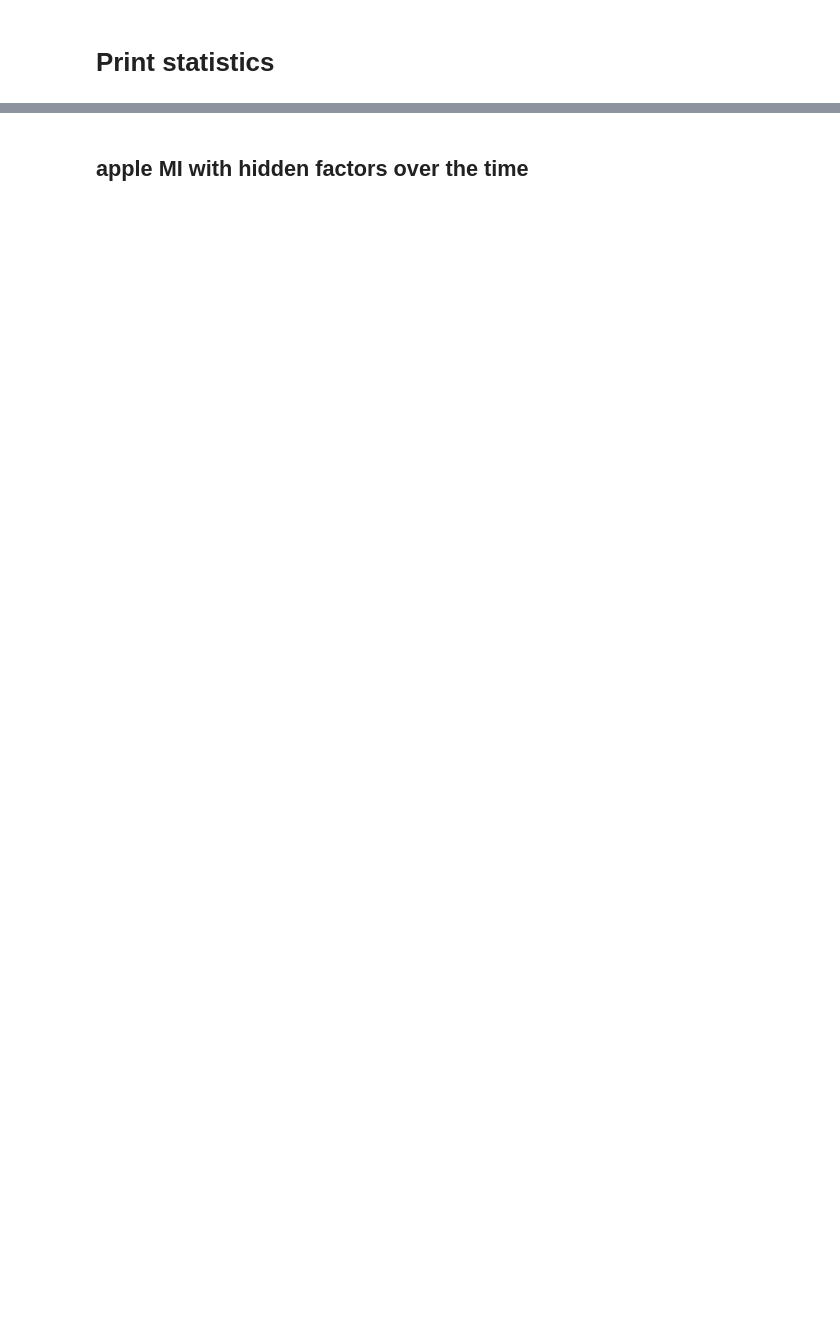
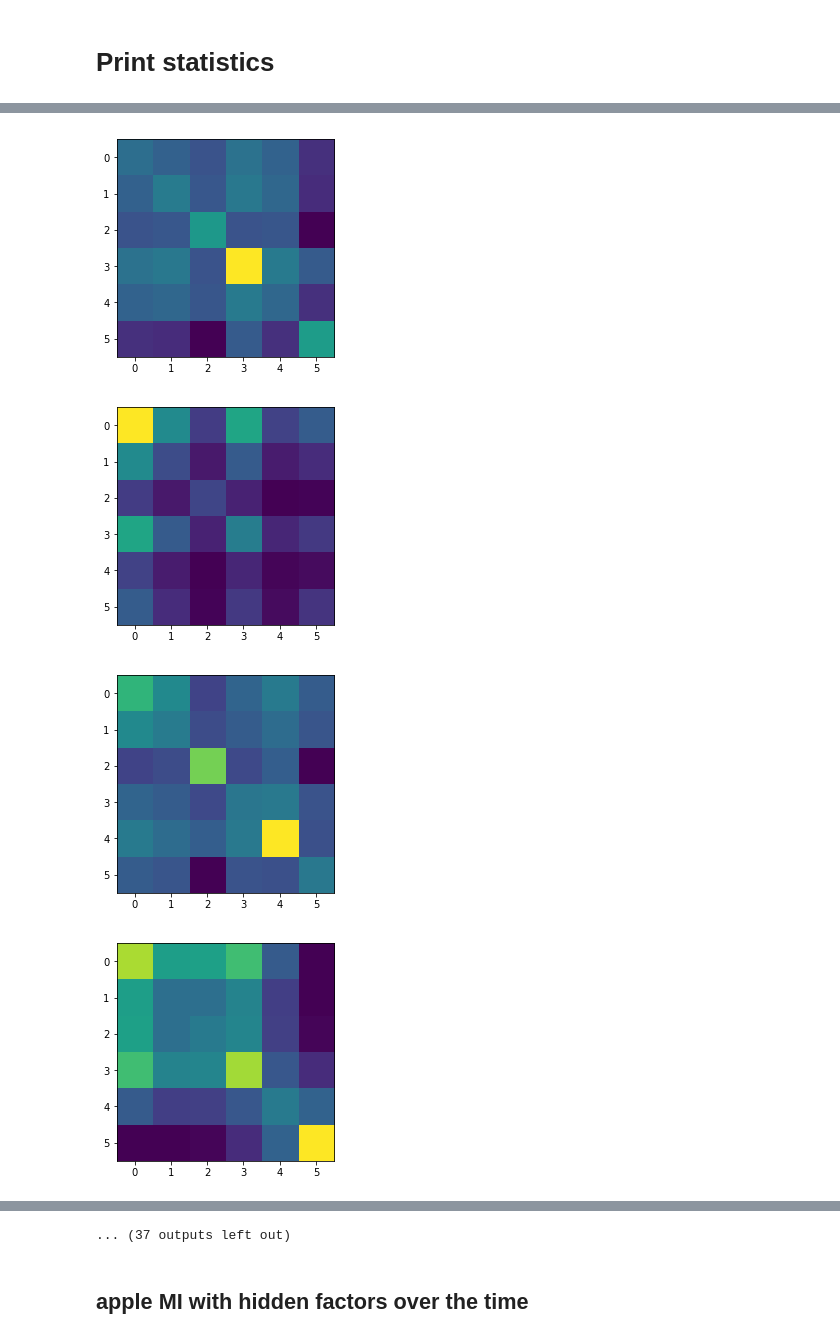
Before and after one commit to hrayrhar/T-CorEx, a Jupyter notebook: single-corex-on-multiple-timesteps.ipynb, the cells around one changed output, grey strips where cells are left out. Saved outputs shown, nothing was run; the diff lists cells and outputs as text; code cells hidden in the pictures; blank space fills up the shorter version.

```diff
--- a/single-corex-on-multiple-timesteps.ipynb
+++ b/single-corex-on-multiple-timesteps.ipynb
@@ -74,0 +107,9 @@ plt.show()
+# %%
+for cov in single_covs:
+    plt.imshow(cov)
+    plt.show()
+# %% [output]
+[figure, added]
+[figure, added]
+[figure, added]
+[figure, added]
@@ -75,3 +124,4 @@ plt.show()
+... (37 outputs left out)
 # %% [markdown]
 ## apple MI with hidden factors over the time
 # %%
```
Also changed, not shown: parts of 13 cells of this notebook, 6 other files.
